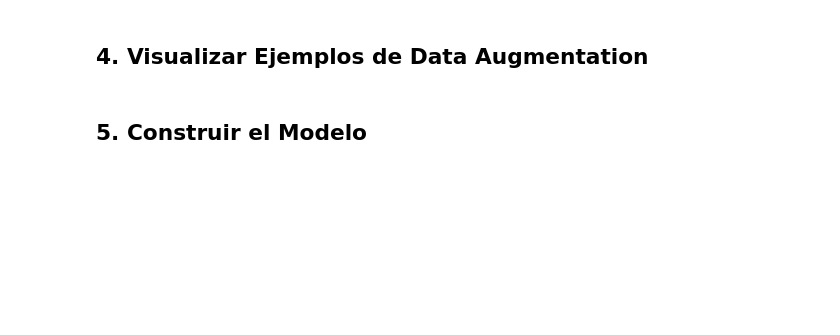
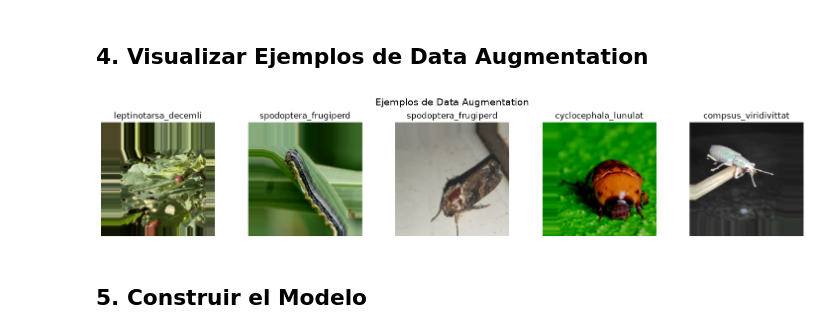
Before and after one commit to santiagoortizc/-Inteligencia-Artificial-al-Servicio-del-Agro-Tolimense, a Jupyter notebook: 02_train_model.ipynb, the cells around one changed output. Drawn from its saved outputs; the diff is of its cells as text; code cells hidden in the pictures; blank space fills up the shorter version.

```diff
--- a/02_train_model.ipynb
+++ b/02_train_model.ipynb
@@ -164,25 +205,27 @@ print(f"Nombres: {class_names}")
 # %% [markdown]
 ## 4. Visualizar Ejemplos de Data Augmentation
 # %%
-# Visualizar ejemplos de augmentation
-def visualize_augmentation(generator, n_images=5):
+def visualize_augmentation(dataset, augmentation_layer, class_names, n_images=5):
     """Muestra ejemplos de data augmentation."""
-    batch = next(generator)
-    images = batch[0][:n_images]
-    labels = batch[1][:n_images]
+    images, labels = next(iter(dataset))
+    augmented = augmentation_layer(images[:n_images], training=True)
+    augmented = tf.clip_by_value(augmented, 0, 255)  # brightness/rotation pueden salirse de rango
 
     fig, axes = plt.subplots(1, n_images, figsize=(15, 3))
-    for i, (img, label) in enumerate(zip(images, labels)):
+    for i in range(n_images):
+        img = augmented[i].numpy().astype('uint8')
         axes[i].imshow(img)
-        class_idx = np.argmax(label)
+        class_idx = np.argmax(labels[i])
         axes[i].set_title(class_names[class_idx][:20])
         axes[i].axis('off')
 
     plt.suptitle('Ejemplos de Data Augmentation', fontsize=14)
     plt.tight_layout()
     plt.show()
 
-visualize_augmentation(train_generator)
+visualize_augmentation(train_ds, data_augmentation, class_names)
+# %% [output]
+[figure, added]
 # %% [markdown]
 ## 5. Construir el Modelo
 # %%
```
Also changed, not shown: parts of 14 cells of this notebook, 3 other files.
